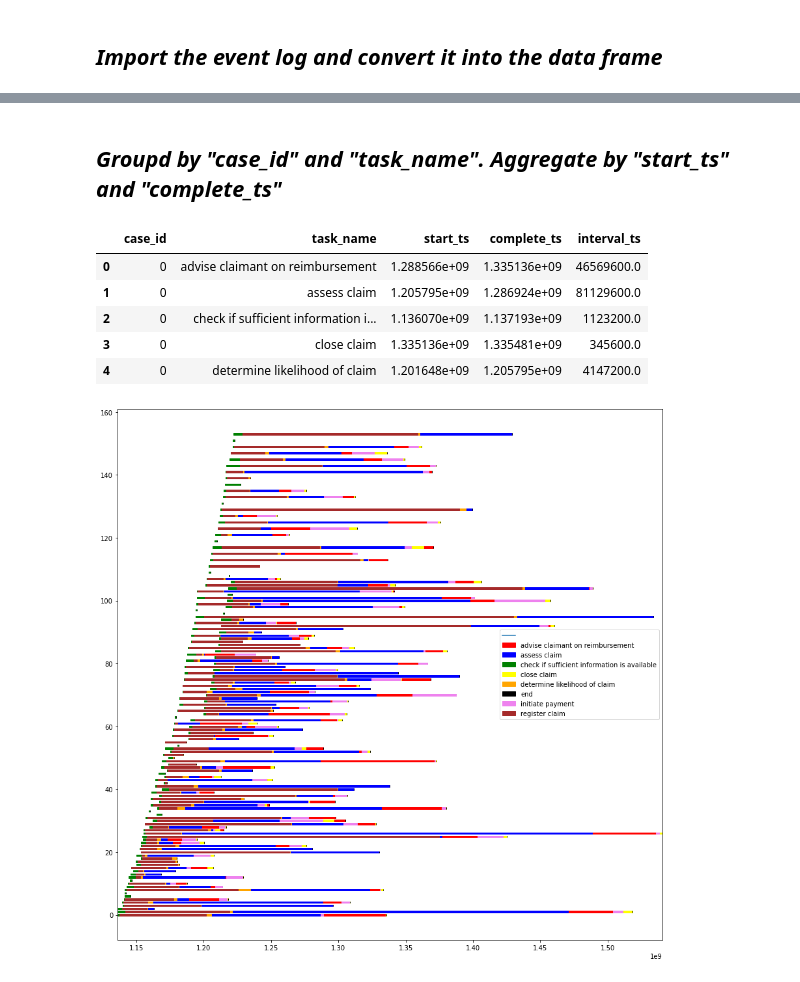
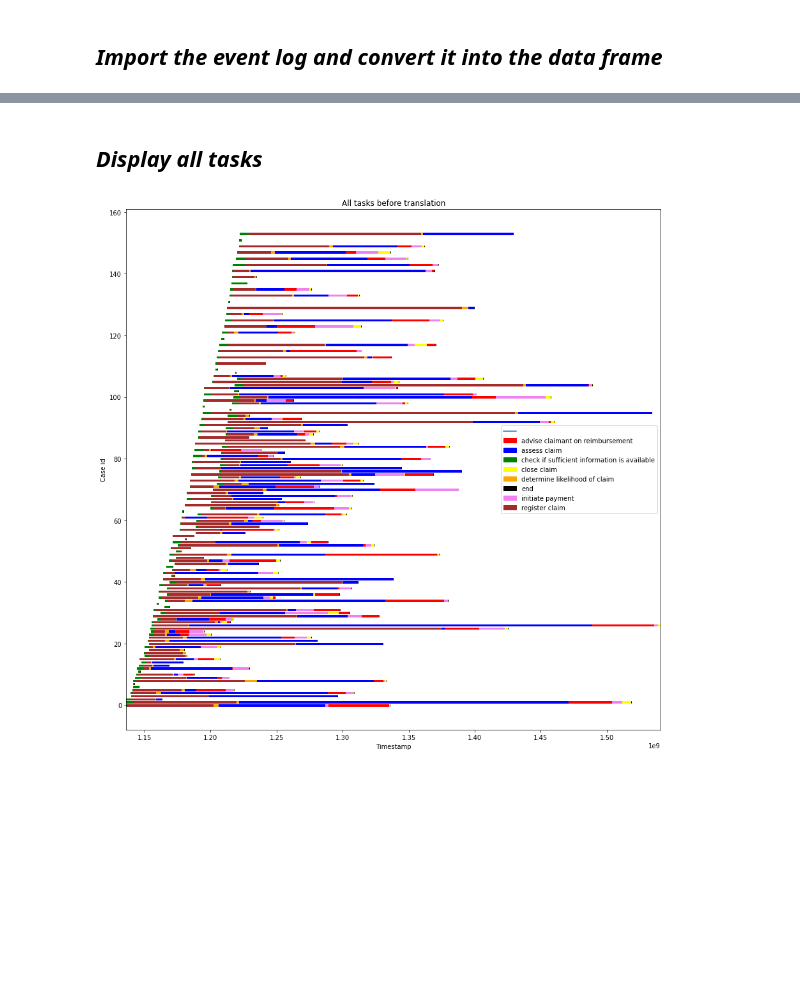
Before and after one commit to Sroka-Bartosz/Allen-fuzzy-logs-relation-analysis, a Jupyter notebook: allens_interval_algebra.ipynb, the cells around one changed output, grey strips where cells are left out. Drawn from its saved outputs; the diff is of its cells as text; code cells hidden in the pictures; blank space fills up the shorter version.

```diff
--- a/allens_interval_algebra.ipynb
+++ b/allens_interval_algebra.ipynb
@@ -124,38 +63,32 @@ el_df_ts.head()
-# %% [markdown]
-## ***Groupd by "case_id" and "task_name". Aggregate by "start_ts" and "complete_ts"***
-# %%
-el_df_ts_grouped = el_df_ts.groupby(["case_id", "task_name"], as_index=False).agg({"start_ts": "first", "complete_ts": "last"})
-el_df_ts_grouped["interval_ts"] = el_df_ts_grouped["complete_ts"] - el_df_ts_grouped["start_ts"]
-el_df_ts_grouped.sort_values("case_id", inplace=True)
-el_df_ts_grouped.head()
-# %% [output]
-|  | case_id | task_name | start_ts | complete_ts | interval_ts |
-| 0 | 0 | advise claimant on reimbursement | 1.288566e+09 | 1.335136e+09 | 46569600.0 |
-| 1 | 0 | assess claim | 1.205795e+09 | 1.286924e+09 | 81129600.0 |
-| 2 | 0 | check if sufficient information i... | 1.136070e+09 | 1.137193e+09 | 1123200.0 |
-| 3 | 0 | close claim | 1.335136e+09 | 1.335481e+09 | 345600.0 |
-| 4 | 0 | determine likelihood of claim | 1.201648e+09 | 1.205795e+09 | 4147200.0 |
+# %% [markdown]
+## ***Display all tasks***
 # %%
-_, ax = plt.subplots(figsize=(15, 15))
-ax.plot([0, 10], [0, 10])
-colors_mapping = {"advise claimant on reimbursement": "red", "assess claim": "blue",
-                  "check if sufficient information is available": "green",
-                  "close claim": "yellow", "determine likelihood of claim": "orange",
-                  "end": "black", "initiate payment": "violet", "register claim": "brown"}
+def display_all_tasks(df: pd.DataFrame, title: str) -> None:
+  _, ax = plt.subplots(figsize=(15, 15))
+  ax.plot([0, 10], [0, 10])
+  colors_mapping = {"advise claimant on reimbursement": "red", "assess claim": "blue",
+                    "check if sufficient information is available": "green",
+                    "close claim": "yellow", "determine likelihood of claim": "orange",
+                    "end": "black", "initiate payment": "violet", "register claim": "brown"}
 
-for i in range(len(el_df_ts_grouped)):
-  case_id = int(el_df_ts_grouped["case_id"][i])
-  task_name = el_df_ts_grouped["task_name"][i]
-  start_ts = el_df_ts_grouped["start_ts"][i]
-  interval_ts = el_df_ts_grouped["interval_ts"][i]
-  color = colors_mapping[task_name]
-  ax.add_patch(Rectangle((start_ts, case_id - 0.25), interval_ts, 0.5, color=color))
+  for i in range(len(df)):
+    case_id = int(df["case_id"][i])
+    task_name = df["task_name"][i]
+    start_ts = df["start_ts"][i]
+    interval_ts = df["interval_ts"][i]
+    color = colors_mapping[task_name]
+    ax.add_patch(Rectangle((start_ts, case_id - 0.25), interval_ts, 0.5, color=color))
 
-plt.xlim([el_df_ts_grouped["start_ts"].min(), el_df_ts_grouped["start_ts"].max()])
-plt.legend(["", "advise claimant on reimbursement", "assess claim",
-            "check if sufficient information is available", "close claim",
-            "determine likelihood of claim", "end", "initiate payment",
-            "register claim"])
-plt.show()
+  plt.xlim([df["start_ts"].min(), df["start_ts"].max()])
+  plt.legend(["", "advise claimant on reimbursement", "assess claim",
+              "check if sufficient information is available", "close claim",
+              "determine likelihood of claim", "end", "initiate payment",
+              "register claim"])
+  plt.xlabel("Timestamp"), plt.ylabel("Case id")
+  plt.title(title)
+  plt.show()
+
+
+display_all_tasks(el_df_cleaned, "All tasks before translation")
 # %% [output]
-[figure, old version]
+[figure, new version]
```
Also changed, not shown: parts of 25 cells of this notebook.
